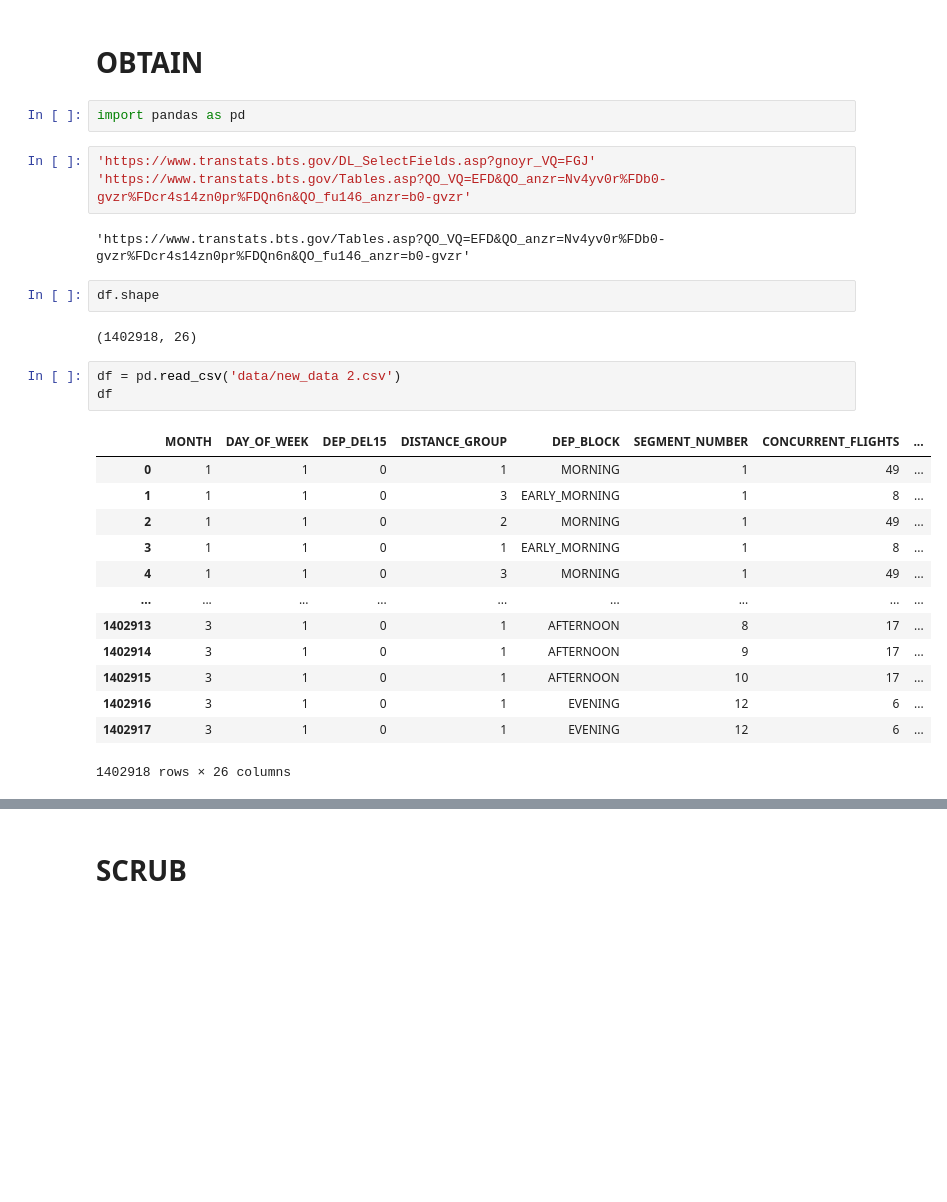
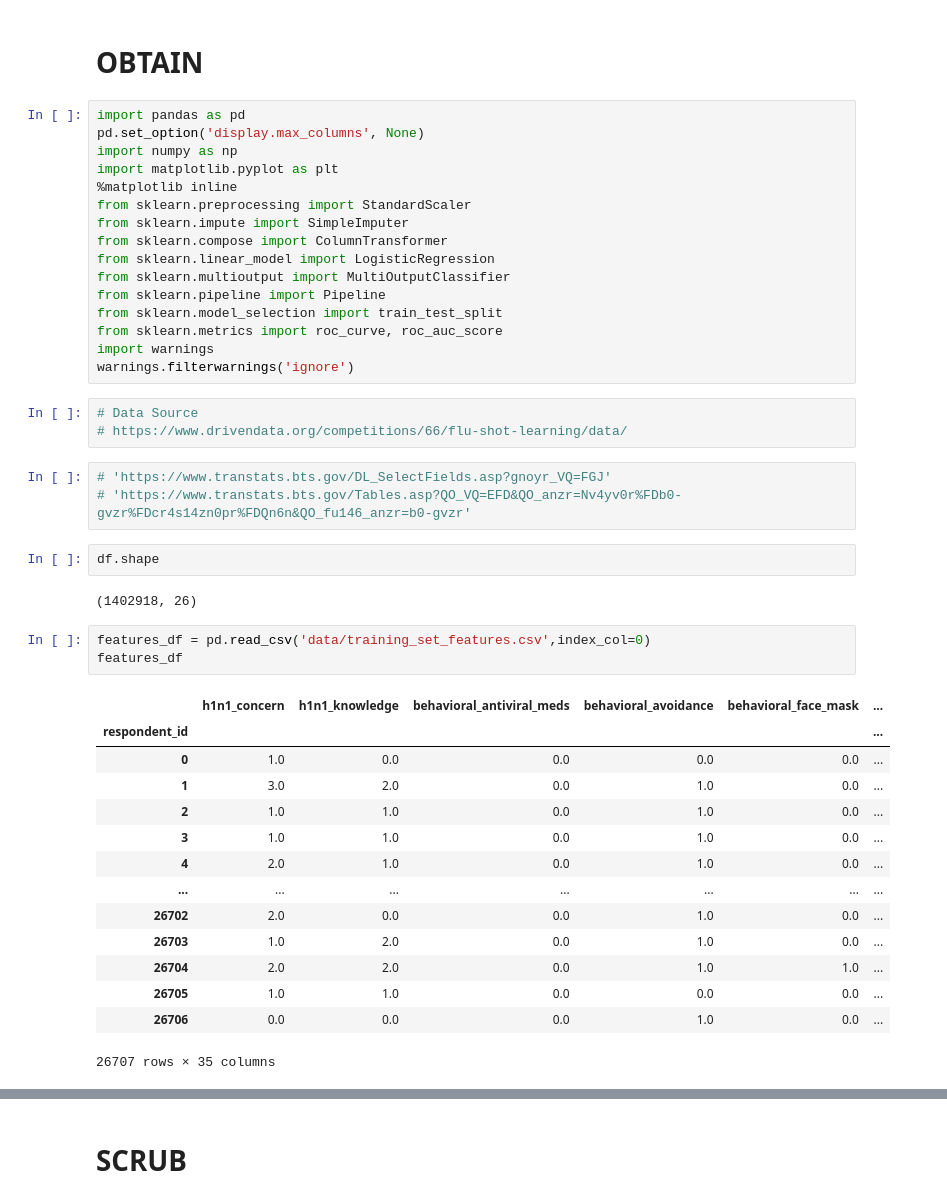
Before and after one commit to rcauvy/Flu_Shot_Learning, a Jupyter notebook: index.ipynb, the cells around one changed output, grey strips where cells are left out. Cells and saved outputs as stored; diff of their text form; blank space fills up the shorter version.

```diff
--- a/index.ipynb
+++ b/index.ipynb
@@ -21,32 +21,48 @@ ___
 > Explain the point of your project and what question you are trying to answer with your modeling.
 # %% [markdown]
 # OBTAIN
-# %%
-import pandas as pd
+# %%
+import pandas as pd
+pd.set_option('display.max_columns', None)
+import numpy as np
+import matplotlib.pyplot as plt
+%matplotlib inline
+from sklearn.preprocessing import StandardScaler
+from sklearn.impute import SimpleImputer
+from sklearn.compose import ColumnTransformer
+from sklearn.linear_model import LogisticRegression
+from sklearn.multioutput import MultiOutputClassifier
+from sklearn.pipeline import Pipeline
+from sklearn.model_selection import train_test_split
+from sklearn.metrics import roc_curve, roc_auc_score
+import warnings
+warnings.filterwarnings('ignore')
+# %%
+# Data Source
+# https://www.drivendata.org/competitions/66/flu-shot-learning/data/
 # %%
-'https://www.transtats.bts.gov/DL_SelectFields.asp?gnoyr_VQ=FGJ'
-'https://www.transtats.bts.gov/Tables.asp?QO_VQ=EFD&QO_anzr=Nv4yv0r%FDb0-gvzr%FDcr4s14zn0pr%FDQn6n&QO_fu146_anzr=b0-gvzr'
+# 'https://www.transtats.bts.gov/DL_SelectFields.asp?gnoyr_VQ=FGJ'
+# 'https://www.transtats.bts.gov/Tables.asp?QO_VQ=EFD&QO_anzr=Nv4yv0r%FDb0-gvzr%FDcr4s14zn0pr%FDQn6n&QO_fu146_anzr=b0-gvzr'
-# %% [output]
-'https://www.transtats.bts.gov/Tables.asp?QO_VQ=EFD&QO_anzr=Nv4yv0r%FDb0-gvzr%FDcr4s14zn0pr%FDQn6n&QO_fu146_anzr=b0-gvzr'
 # %%
 df.shape
 # %% [output]
 (1402918, 26)
 # %%
-df = pd.read_csv('data/new_data 2.csv')
-df
+features_df = pd.read_csv('data/training_set_features.csv',index_col=0)
+features_df
 # %% [output]
-|  | MONTH | DAY_OF_WEEK | DEP_DEL15 | DISTANCE_GROUP | DEP_BLOCK | SEGMENT_NUMBER | CONCURRENT_FLIGHTS | ... |
-| 0 | 1 | 1 | 0 | 1 | MORNING | 1 | 49 | ... |
-| 1 | 1 | 1 | 0 | 3 | EARLY_MORNING | 1 | 8 | ... |
-| 2 | 1 | 1 | 0 | 2 | MORNING | 1 | 49 | ... |
-| 3 | 1 | 1 | 0 | 1 | EARLY_MORNING | 1 | 8 | ... |
-| 4 | 1 | 1 | 0 | 3 | MORNING | 1 | 49 | ... |
-| ... | ... | ... | ... | ... | ... | ... | ... | ... |
-| 1402913 | 3 | 1 | 0 | 1 | AFTERNOON | 8 | 17 | ... |
-| 1402914 | 3 | 1 | 0 | 1 | AFTERNOON | 9 | 17 | ... |
-| 1402915 | 3 | 1 | 0 | 1 | AFTERNOON | 10 | 17 | ... |
-| 1402916 | 3 | 1 | 0 | 1 | EVENING | 12 | 6 | ... |
-| 1402917 | 3 | 1 | 0 | 1 | EVENING | 12 | 6 | ... |
+|  | h1n1_concern | h1n1_knowledge | behavioral_antiviral_meds | behavioral_avoidance | behavioral_face_mask | ... |
+| respondent_id |  |  |  |  |  | ... |
+| 0 | 1.0 | 0.0 | 0.0 | 0.0 | 0.0 | ... |
+| 1 | 3.0 | 2.0 | 0.0 | 1.0 | 0.0 | ... |
+| 2 | 1.0 | 1.0 | 0.0 | 1.0 | 0.0 | ... |
+| 3 | 1.0 | 1.0 | 0.0 | 1.0 | 0.0 | ... |
+| 4 | 2.0 | 1.0 | 0.0 | 1.0 | 0.0 | ... |
+| ... | ... | ... | ... | ... | ... | ... |
+| 26702 | 2.0 | 0.0 | 0.0 | 1.0 | 0.0 | ... |
+| 26703 | 1.0 | 2.0 | 0.0 | 1.0 | 0.0 | ... |
+| 26704 | 2.0 | 2.0 | 0.0 | 1.0 | 1.0 | ... |
+| 26705 | 1.0 | 1.0 | 0.0 | 0.0 | 0.0 | ... |
+| 26706 | 0.0 | 0.0 | 0.0 | 1.0 | 0.0 | ... |
-1402918 rows × 26 columns
+26707 rows × 35 columns
 # %%
```
Also changed, not shown: parts of 34 cells of this notebook, 6 other files.
